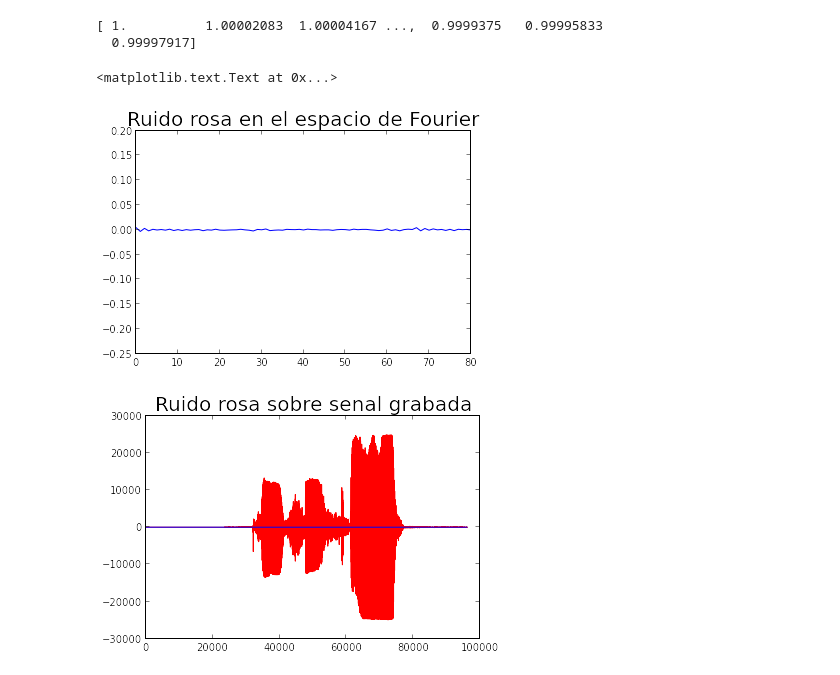
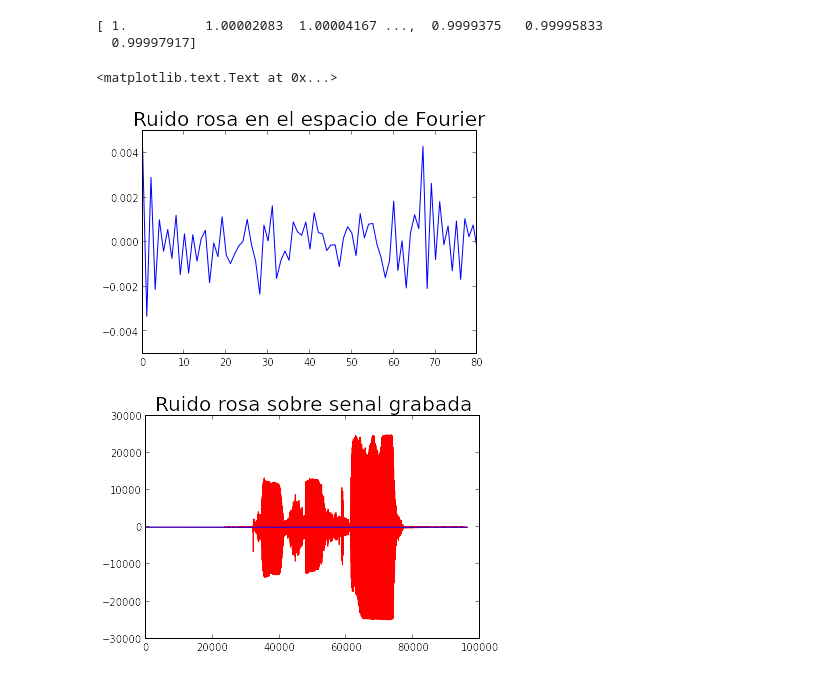
Before and after one commit to LinaPerez/PerezAngel_GarzonAlvarado_hw5, a Jupyter notebook: Pink&White_Noise.ipynb, the cells around one changed output. Saved outputs shown, nothing was run; the diff lists cells and outputs as text; code cells hidden in the pictures.

```diff
--- a/Pink&White_Noise.ipynb
+++ b/Pink&White_Noise.ipynb
@@ -120,11 +120,12 @@ print fr
 # %%
 pink = (clean_f/(fr))
 plot(pink)
 plt.xlim(-0.01,80)
+plt.ylim(-0.005,0.005)
 pylab.title('Ruido rosa en el espacio de Fourier',fontsize=20)
 # %% [output]
 <matplotlib.text.Text at 0x...>
-[figure, old version]
+[figure, new version]
 # %%
 dos = ifft(pink)
 # %%
```
